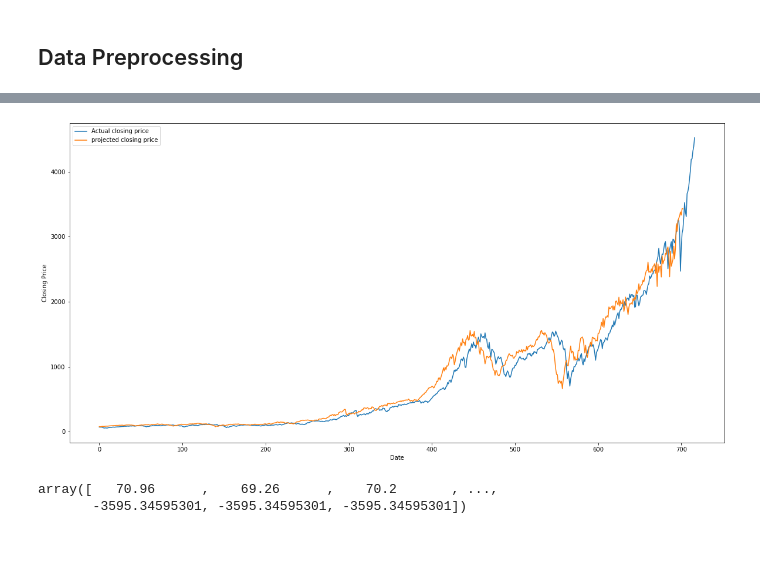
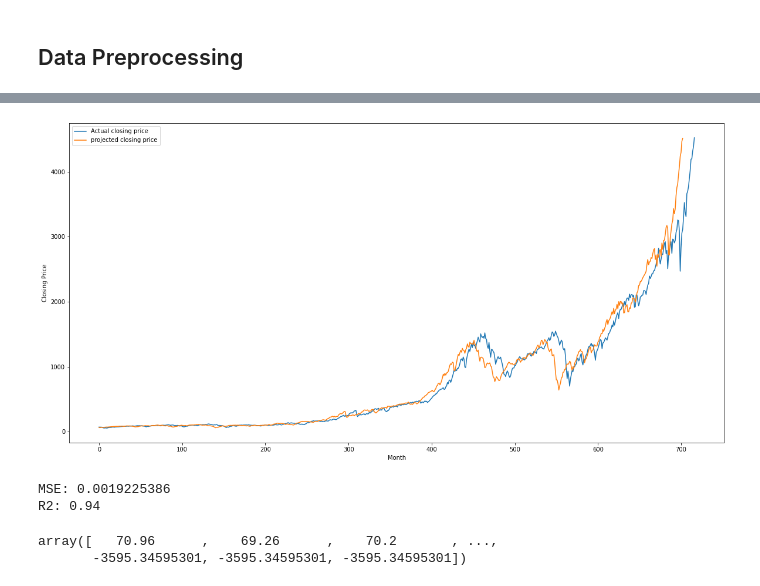
Before and after one commit to nfax117/Stock-Market-Crash-Predictor, a Jupyter notebook: NN.ipynb, the cells around one changed output, grey strips where cells are left out. Drawn from its saved outputs; the diff is of its cells as text; code cells hidden in the pictures; blank space fills up the shorter version.

Commit message:
condensed dataset model saved, small typo fixed and MSE R2 metric added

```diff
--- a/NN.ipynb
+++ b/NN.ipynb
@@ -44,12 +44,16 @@ Price_scaler.fit(SNP_price)
 SNP_price = Price_scaler.transform(SNP_price)
 
 # scale data to [0,1]
-SNP_price = (SNP_price-SNP_price.min())/((SNP_price.max()*normalizer_constant)-SNP_price.min())
-SNP_price = np.array(SNP_price)
+# SNP_price = (SNP_price-SNP_price.min())/((SNP_price.max()*normalizer_constant)-SNP_price.min())
+# SNP_price = np.array(SNP_price)
 
-train_data = SNP_price[0:train_size, :]
-train_data_mul = SNP_attributes[0:train_size, :]
-# train_data_mul = np.array(train_data_mul)
+# 80% training data
+# train_data = SNP_price[0:train_size, :]
+# train_data_mul = SNP_attributes[0:train_size, :]
+
+# 100% training data
+# train_data = SNP_price[:, :]
+train_data_mul = SNP_attributes[:, :]
 
 # univariate
 def create_train_data(data):
@@ -66,7 +70,7 @@ def create_train_data_mul(data):
     y = []
     for i in range(time_step, len(data)):
         x.append(data[i-time_step:i, 0:data.shape[1]])
-        y.append(data[i:i+1,0])
+        y.append(data[i:i+1,-1])
     return x, y
 
 # X_train, y_train = create_train_data(train_data)
@@ -161,10 +165,9 @@ for i in range(time_step, len(test_data_full)):
 
 X_test, X_test_mul, X_test_mul_full = np.array(X_test), np.array(X_test_mul), np.array(X_test_mul_full)
 X_test_full = np.array(X_test_full,dtype=float)
-X_test_full.shape
 X_test = np.reshape(X_test, (X_test.shape[0], X_test.shape[1], 1))
-# # X_test_mul = np.reshape(X_test_mul, (X_test_mul.shape[0], X_test_mul.shape[1], X_test_mul.shape[2]))
-# # X_test_mul_full = np.reshape(X_test_mul_full, (X_test_mul_full.shape[0], X_test_mul_full.shape[1], X_test_mul_full.shape[2]))
+X_test_mul = np.reshape(X_test_mul, (X_test_mul.shape[0], X_test_mul.shape[1], X_test_mul.shape[2]))
+X_test_mul_full = np.reshape(X_test_mul_full, (X_test_mul_full.shape[0], X_test_mul_full.shape[1], X_test_mul_full.shape[2]))
 
 
 # X_test_full
@@ -172,15 +179,15 @@ X_test_full = np.reshape(X_test_full, (X_test_full.shape[0], X_test_full.shape[1
 # %%
-predicted_price = model.predict(X_test_full)
+predicted_price = model.predict(X_test_mul_full)
 # predicted_price_mul = model.predict(X_test_mul)
-# predicted_price = Price_scaler.inverse_transform(predicted_price)
+predicted_price_reversed = Price_scaler.inverse_transform(predicted_price)
 # predicted_price = np.repeat(predicted_price,predicted_price.shape[2],axis=-1)
-predicted_price = scaler.inverse_transform(predicted_price)[:,0]
+# predicted_price = scaler.inverse_transform(predicted_price)[:,0]
 
 # predicted_price = Price_scaler.inverse_transform(predicted_price)[:,0]
 
 # custom inverse transform
 # predicted_trans = (predicted_price*SNP_price.max()) - (predicted_price*SNP_price.min()) + SNP_price.min()
-predicted_trans = (predicted_price-SNP_price.min())/((SNP_price.max()*normalizer_constant)-SNP_price.min())
+# predicted_trans = (predicted_price-SNP_price.min())/((SNP_price.max()*normalizer_constant)-SNP_price.min())
 # predicted_trans = (predicted_price-SNP_price.min())/((SNP_price.max()*normalizer_constant)-SNP_price.min())
 # predicted_trans = np.array(predicted_trans)
 
@@ -196,20 +197,29 @@ ValueError: in user code:
 # %%
 plt.figure(figsize=(20,10))
 training = SNP[:]
 # valid = SNP[train_size:]
 # valid['pred'] = predicted_price_mul
-projection = predicted_price
+projection = predicted_price_reversed
 
 #plot
-plt.xlabel('Date')
+plt.xlabel('Month')
+# plt.xlabel('Day')
 plt.ylabel('Closing Price')
 plt.plot(training["Closing Price"], label = 'Actual closing price')
 # plt.plot(valid[['Closing Price', 'pred']])
 plt.plot(projection, label = 'projected closing price')
 plt.legend()
 plt.show()
 # %% [output]
-[figure, old version]
+[figure, new version]
+# %%
+# model performance metric
+# MSE
+print("MSE: %.10f" % (mean_squared_error(SNP_price[0:len(SNP_price)-time_step], predicted_price)))
+print("R2: %.2f" % (r2_score(SNP_price[0:len(SNP_price)-time_step], predicted_price)))
+# %% [output]
+MSE: 0.0019225386
+R2: 0.94
 # %%
 # number of data points to predict into the future
 data_points = 365
```
Also changed, not shown: parts of 6 cells of this notebook, 8 other files.
